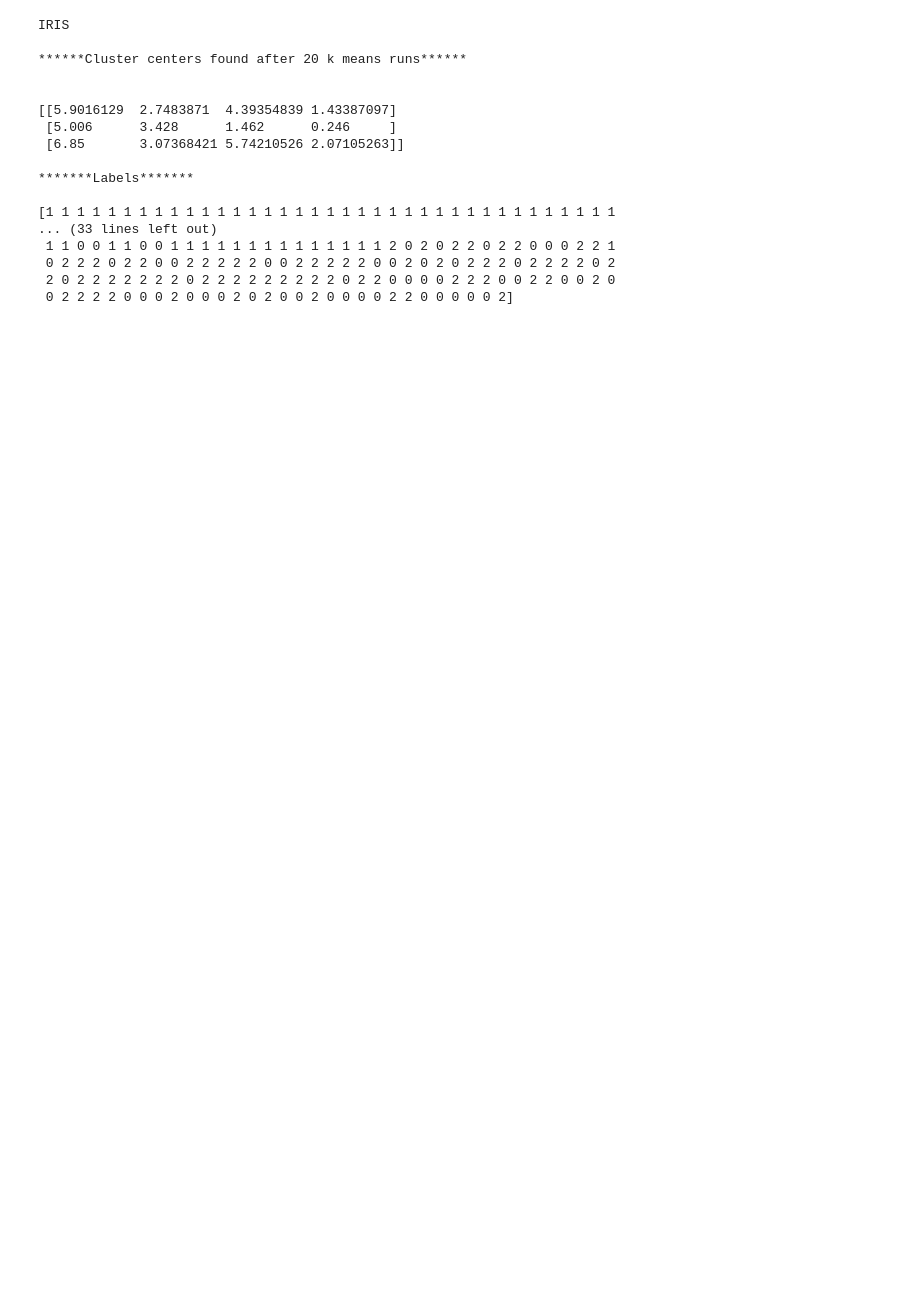
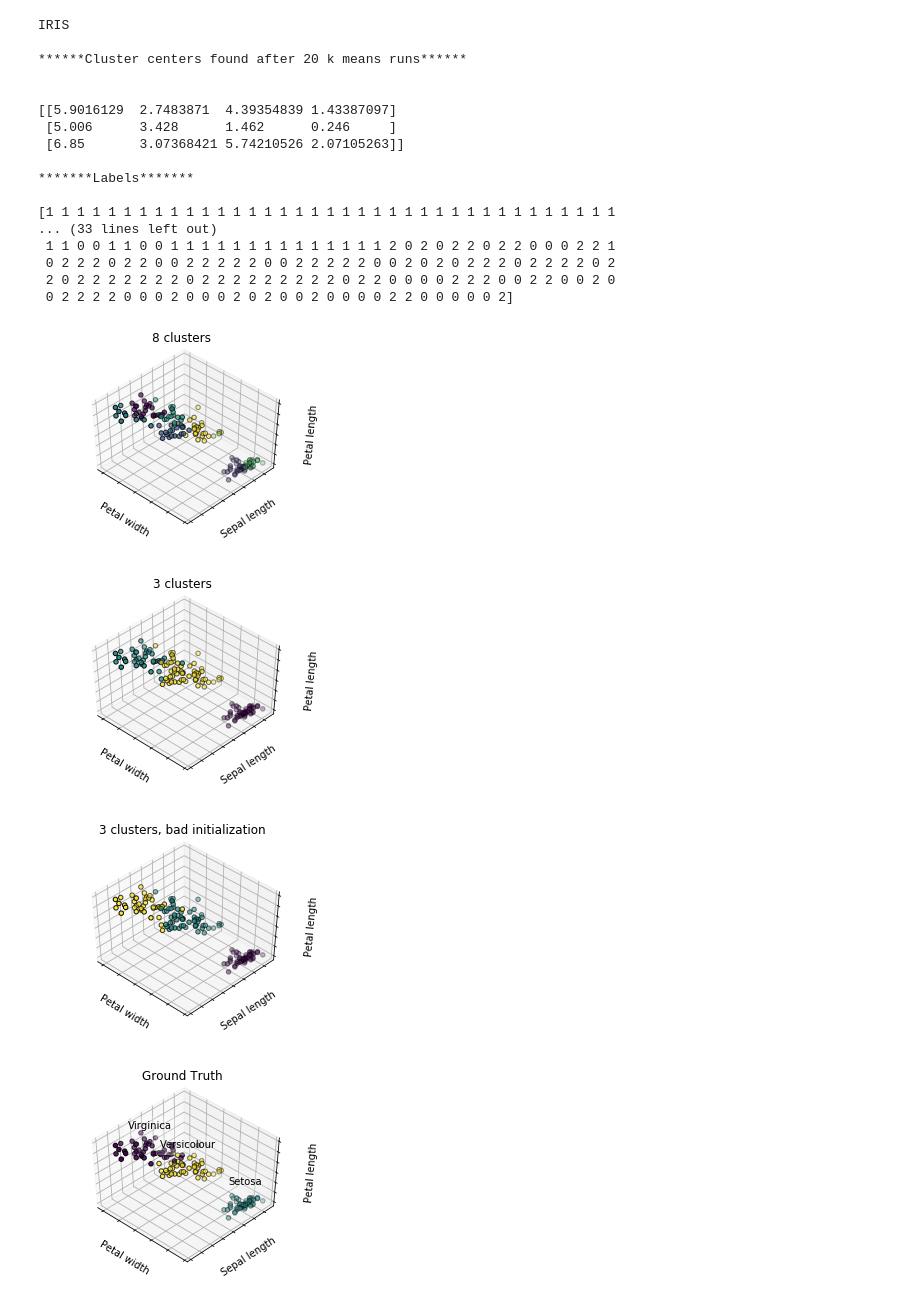
Before and after one commit to varunvora/QuantumEvolutionaryAlgorithms, a Jupyter notebook: k-means-clustering/kmeans.ipynb, the cells around one changed output. Saved outputs shown, nothing was run; the diff lists cells and outputs as text; code cells hidden in the pictures; blank space fills up the shorter version.

Commit message:
added GA for k means

```diff
--- a/k-means-clustering/kmeans.ipynb
+++ b/k-means-clustering/kmeans.ipynb
@@ -39,3 +39,77 @@ IRIS
  0 2 2 2 0 2 2 0 0 2 2 2 2 2 0 0 2 2 2 2 2 0 0 2 0 2 0 2 2 2 0 2 2 2 2 0 2
  2 0 2 2 2 2 2 2 2 0 2 2 2 2 2 2 2 2 2 0 2 2 0 0 0 0 2 2 2 0 0 2 2 0 0 2 0
  0 2 2 2 2 0 0 0 2 0 0 0 2 0 2 0 0 2 0 0 0 0 2 2 0 0 0 0 0 2]
+# %%
+import numpy as np
+import matplotlib.pyplot as plt
+# Though the following import is not directly being used, it is required
+# for 3D projection to work
+from mpl_toolkits.mplot3d import Axes3D
+import matplotlib
+matplotlib.use('TkAgg')
+from sklearn.cluster import KMeans
+from sklearn import datasets
+
+np.random.seed(5)
+
+iris = datasets.load_iris()
+X = iris.data
+y = iris.target
+
+estimators = [('k_means_iris_8', KMeans(n_clusters=8)),
+              ('k_means_iris_3', KMeans(n_clusters=3)),
+              ('k_means_iris_bad_init', KMeans(n_clusters=3, n_init=1,
+                                               init='random'))]
+
+fignum = 1
+titles = ['8 clusters', '3 clusters', '3 clusters, bad initialization']
+for name, est in estimators:
+    fig = plt.figure(fignum, figsize=(4, 3))
+    ax = Axes3D(fig, rect=[0, 0, .95, 1], elev=48, azim=134)
+    est.fit(X)
+    labels = est.labels_
+
+    ax.scatter(X[:, 3], X[:, 0], X[:, 2],
+               c=labels.astype(np.float), edgecolor='k')
+
+    ax.w_xaxis.set_ticklabels([])
+    ax.w_yaxis.set_ticklabels([])
+    ax.w_zaxis.set_ticklabels([])
+    ax.set_xlabel('Petal width')
+    ax.set_ylabel('Sepal length')
+    ax.set_zlabel('Petal length')
+    ax.set_title(titles[fignum - 1])
+    ax.dist = 12
+    fignum = fignum + 1
+
+# Plot the ground truth
+fig = plt.figure(fignum, figsize=(4, 3))
+ax = Axes3D(fig, rect=[0, 0, .95, 1], elev=48, azim=134)
+
+for name, label in [('Setosa', 0),
+                    ('Versicolour', 1),
+                    ('Virginica', 2)]:
+    ax.text3D(X[y == label, 3].mean(),
+              X[y == label, 0].mean(),
+              X[y == label, 2].mean() + 2, name,
+              horizontalalignment='center',
+              bbox=dict(alpha=.2, edgecolor='w', facecolor='w'))
+# Reorder the labels to have colors matching the cluster results
+y = np.choose(y, [1, 2, 0]).astype(np.float)
+ax.scatter(X[:, 3], X[:, 0], X[:, 2], c=y, edgecolor='k')
+
+ax.w_xaxis.set_ticklabels([])
+ax.w_yaxis.set_ticklabels([])
+ax.w_zaxis.set_ticklabels([])
+ax.set_xlabel('Petal width')
+ax.set_ylabel('Sepal length')
+ax.set_zlabel('Petal length')
+ax.set_title('Ground Truth')
+ax.dist = 12
+
+fig.show()
+# %% [output]
+[figure, added]
+[figure, added]
+[figure, added]
+[figure, added]
```
Also changed, not shown: parts of 1 cell of this notebook, 4 other files.
